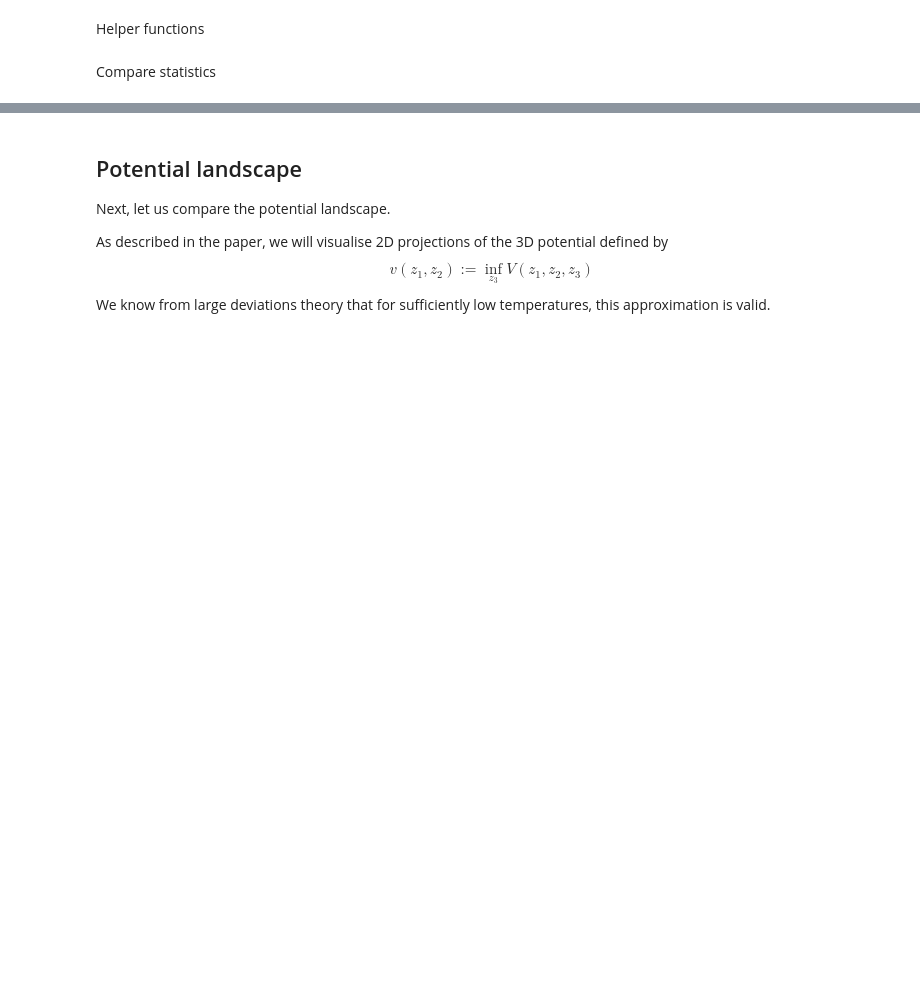
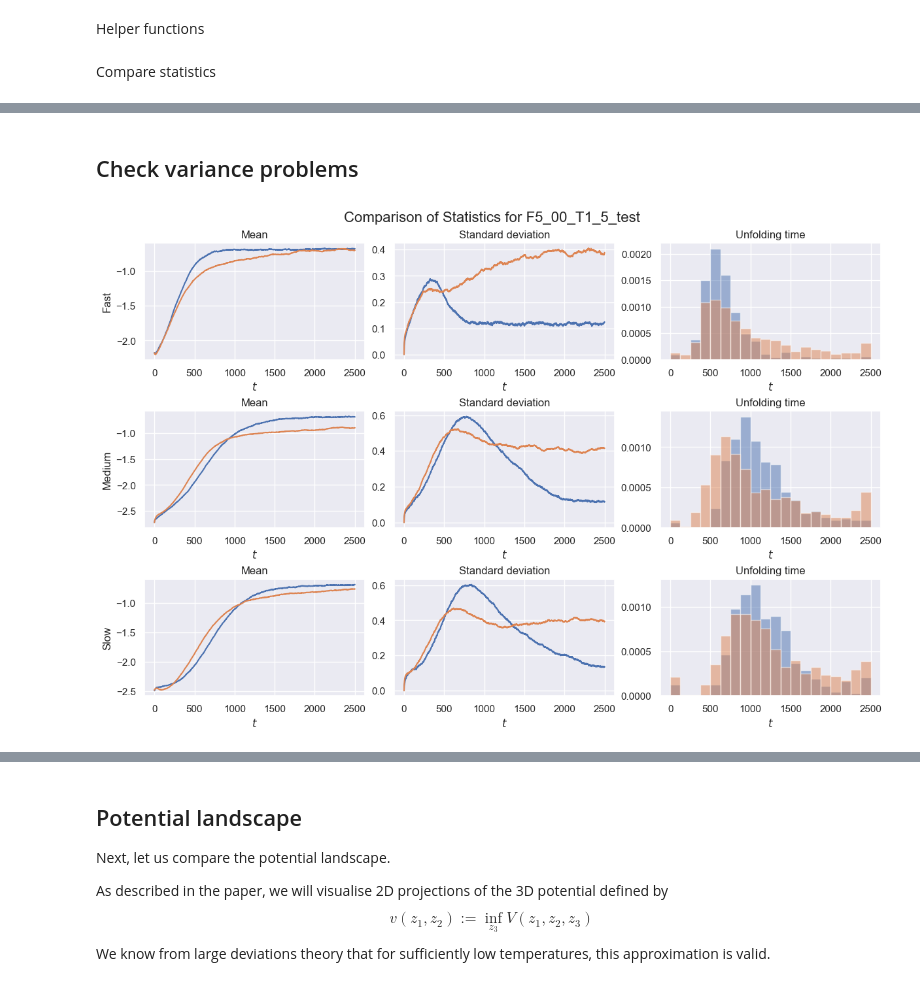
Before and after one commit to beatricesoh/onsagernet-jax, a Jupyter notebook: examples/polymer_dynamics_temperature/polymer_dynamics_temperature_Fs_analysis.ipynb, the cells around one changed output, grey strips where cells are left out. Drawn from its saved outputs; the diff is of its cells as text; code cells hidden in the pictures; blank space fills up the shorter version.

```diff
--- a/examples/polymer_dynamics_temperature/polymer_dynamics_temperature_Fs_analysis.ipynb
+++ b/examples/polymer_dynamics_temperature/polymer_dynamics_temperature_Fs_analysis.ipynb
@@ -136,0 +139,6 @@ for key, test_split in tqdm(zip(keys, test_splits)):
+# %% [markdown]
+## Check variance problems
+# %%
+results = compare_statistics("F5_00_T1_5_test", key=keys[0], return_results=True)
+# %% [output]
+[figure, added]
```
Also changed, not shown: parts of 40 cells of this notebook, 2 other files.
